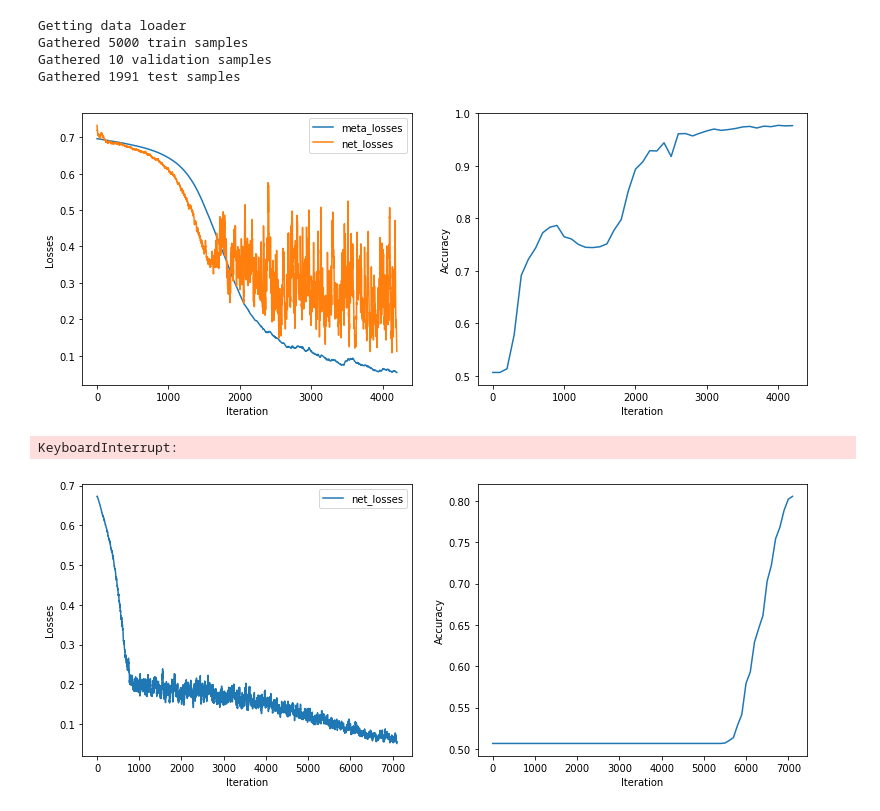
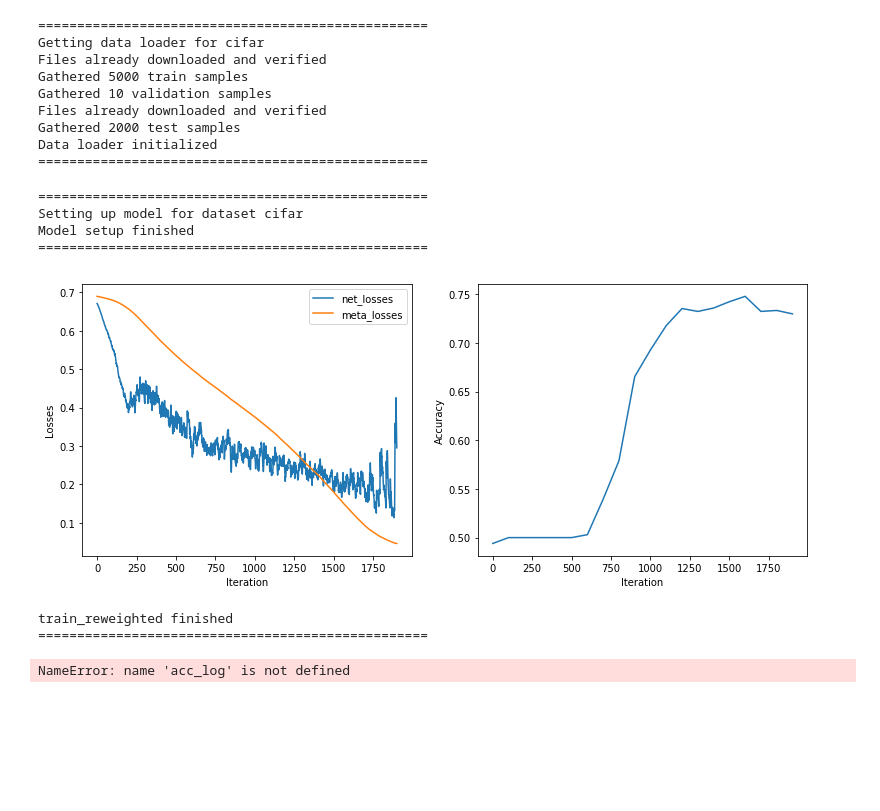
Before and after one commit to MinHyung-Kang/Reweighting, a Jupyter notebook: code/pytorch_reweighting/Reweight_test.ipynb, the cells around one changed output. Saved outputs shown, nothing was run; the diff lists cells and outputs as text; code cells hidden in the pictures; blank space fills up the shorter version.

```diff
--- a/code/pytorch_reweighting/Reweight_test.ipynb
+++ b/code/pytorch_reweighting/Reweight_test.ipynb
@@ -17,16 +12,28 @@ platform = Reweighting(dataset_name='mnist', alpha=0.01, batch_size=100)
+# %%
+platform = Reweighting()
 # %%
-platform.setup_model(classes=[9,4], weights=[0.95,0.05])
+platform.setup_data(dataset_name='cifar', classes=[9,4], weights=[0.95,0.05], batch_size=100)
 # %% [output]
-Getting data loader
+==================================================
+Getting data loader for cifar
+Files already downloaded and verified
 Gathered 5000 train samples
 Gathered 10 validation samples
-Gathered 1991 test samples
+Files already downloaded and verified
+Gathered 2000 test samples
+Data loader initialized
+==================================================
+# %%
+platform.setup_model()
+# %% [output]
+==================================================
+Setting up model for dataset cifar
+Model setup finished
+==================================================
 # %%
-platform.train_reweighted(num_iter=8000, learning_rate=0.001)
+platform.train_reweighted(num_iter=2000, learning_rate=0.001)
 # %% [output]
-[figure, old version]
+[figure, new version]
-KeyboardInterrupt:
+train_reweighted finished
+==================================================
+NameError: name 'acc_log' is not defined
-# %%
-platform.train(num_iter=8000, learning_rate=0.001)
-# %% [output]
-[figure, removed]
```
Also changed, not shown: parts of 4 cells of this notebook, 4 other files.
